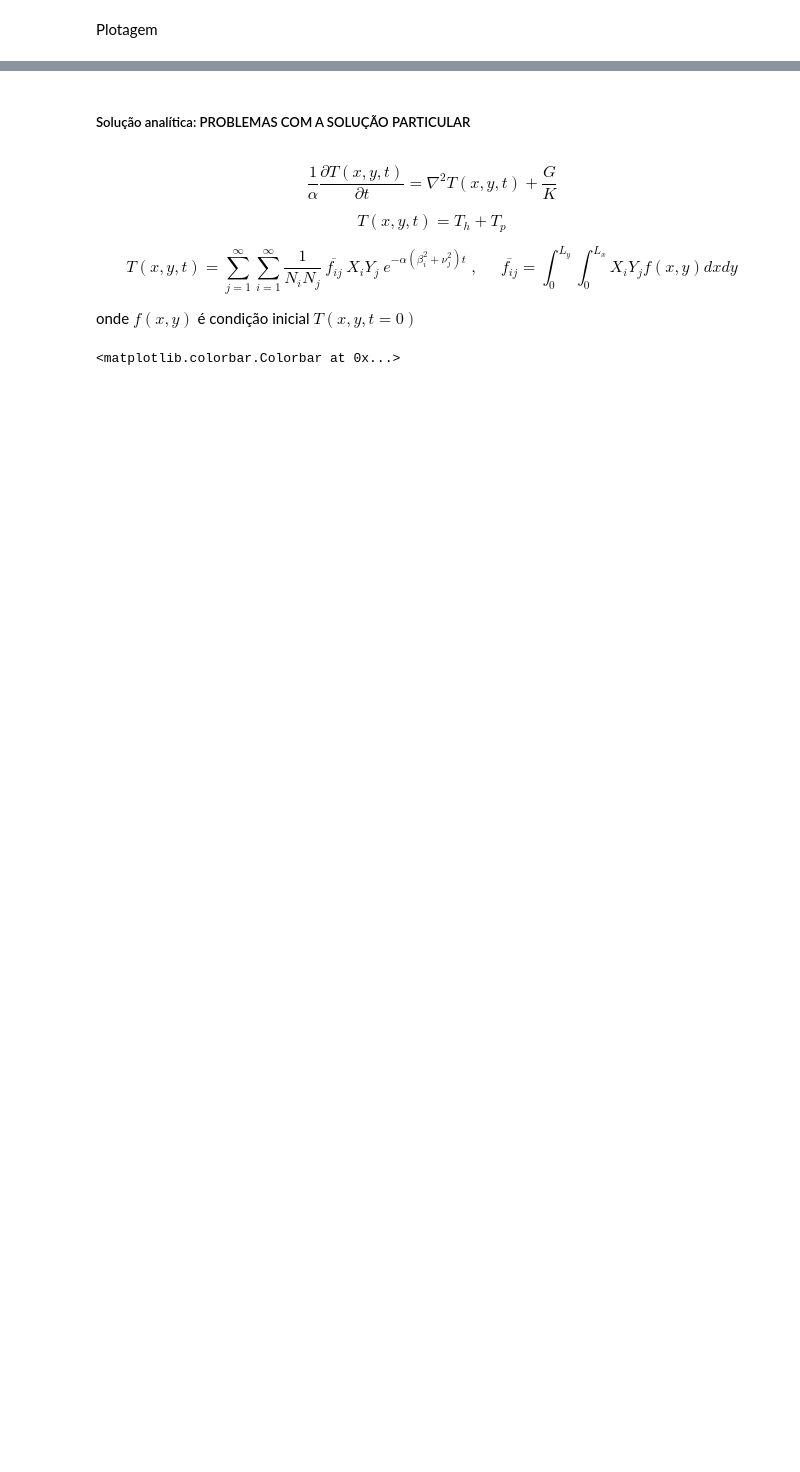
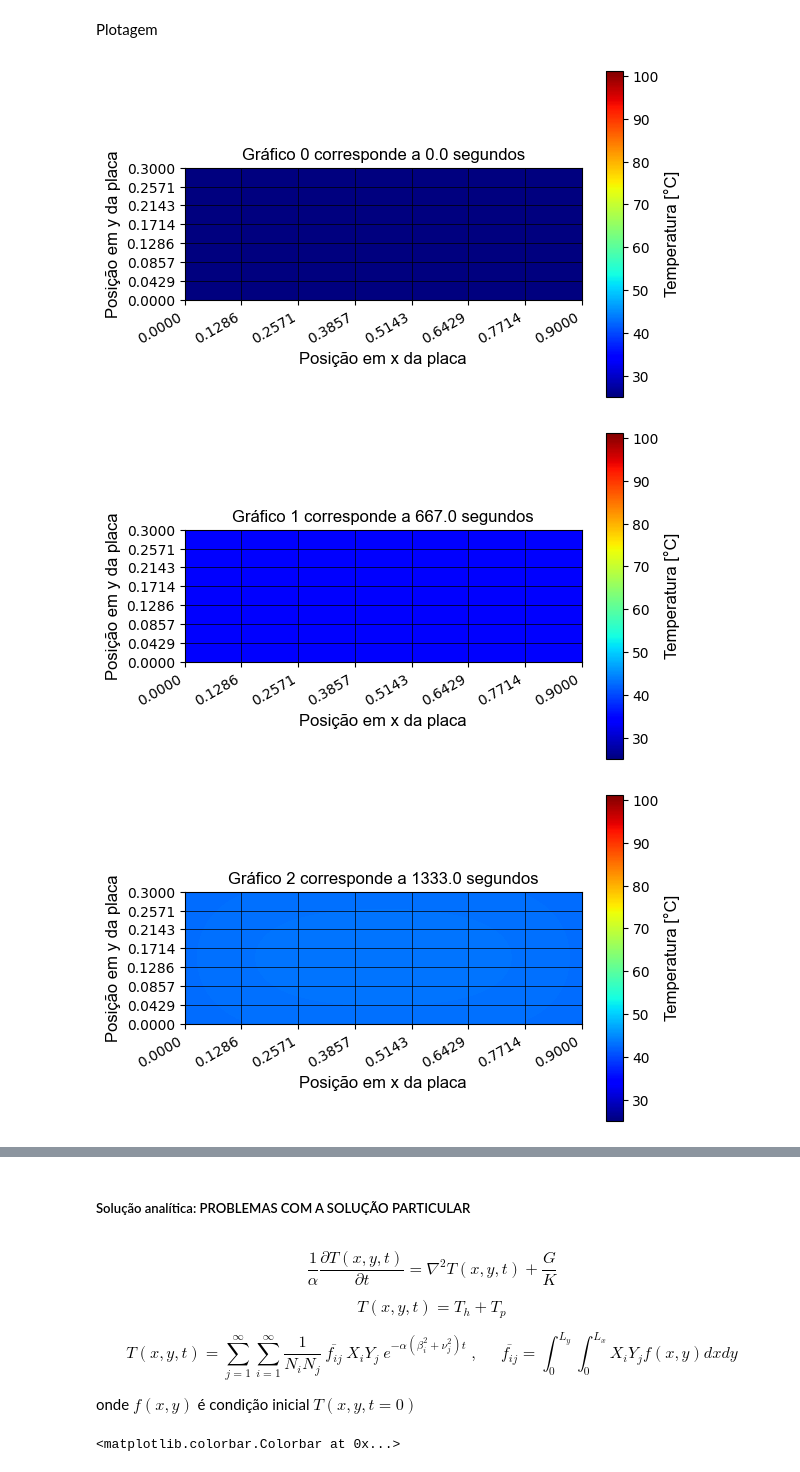
Before and after one commit to jpedro-rod/ElementosFinitos, a Jupyter notebook: Diferencas_Finitas.ipynb, the cells around one changed output, grey strips where cells are left out. Drawn from its saved outputs; the diff is of its cells as text; code cells hidden in the pictures; blank space fills up the shorter version.

```diff
--- a/Diferencas_Finitas.ipynb
+++ b/Diferencas_Finitas.ipynb
@@ -2416,53 +2737,57 @@ def dif_implicitaXY_II(alpha, k, h,  Q, Tinf, Tto, Tox, Toy, xo, xf, yo, yf, to,
 
     return DomX, DomY, X, Y, Domt, Sol_T
 # %%
-#alpha, k, Q, Tto, Tox, Toy, xo, xf, yo, yf, to, tf, nx, ny, nt    #Onde Q = G/K
+#alpha, k, h,  Q, Tinf, Tto, Tox, Toy, xo, xf, yo, yf, to, tf, nx, ny, nt
 
-#DomX, DomY, X, Y, t, Campo_Temperatura = dif_implicitaXY_II(0.0008, 34, 20*10**3, 0, 300, 300, 0, 1, 0, 1, 0, 480, 40, 40, 6)
-DomX, DomY, X, Y, t, Campo_Temperatura = dif_implicitaXY_II(0.0008, 34, 0, 0, 300, 300, 0, 1, 0, 1, 0, 480, 40, 40, 6)
+DomX, DomY, X, Y, t, Campo_Temperatura = dif_implicitaXY_II_Neumann(2.00*10**(-5), 71, 15, 50*10**3, 25, 25, 0, 0.9, 0, 0.3, 0, 6000, 40, 40, 10)
+#DomX, DomY, X, Y, t, Campo_Temperatura = dif_implicitaXY_II_Neumann(0.00000478, 17, 25, 0, 25, 25, 25, 25, 0, 0.9, 0, 0.3, 0, 1200, 40, 40, 10)
 # %% [markdown]
 Plotagem
 # %%
-    #fonte dos gráficos
-    matplot_font = {'fontname': 'Arial',
-                    'color':  'black',
-                    'weight': 'normal',
-                    'size': 12,
-                    }
+#fonte dos gráficos
+matplot_font = {'fontname': 'Arial',
+            'color':  'black',
+            'weight': 'normal',
+            'size': 12,
+            }
 
-    '''
-    t = "Condições do problema: Q = " + "{}".format(Q) + " ; alpha = " + str(alpha) + " ; dt = " + str(ht) + \
-            " ; Lx = " + str(xf-xo) + " ; Ly = " + str(yf-yo) + " ; nx = " + str(nx) + " ; ny = " + str(ny)
+'''
+t = "Condições do problema: Q = " + "{}".format(Q) + " ; alpha = " + str(alpha) + " ; dt = " + str(ht) + \
+    " ; Lx = " + str(xf-xo) + " ; Ly = " + str(yf-yo) + " ; nx = " + str(nx) + " ; ny = " + str(ny)
 
-    tt = textwrap.fill(t, width=70)
-    '''
-    ht = t[1] - t[0]
-    nt = len(t)
-    for n in range(0,nt):
+tt = textwrap.fill(t, width=70)
+'''
+ht = t[1] - t[0]
+nt = len(t)
+for n in range(0,nt):
 
-        Z = Campo_Temperatura[:,:,n]
-        surf = plt.imshow(Z, interpolation='quadric', origin='lower',
-                    cmap=cm.jet, extent=(X.min(), X.max(), Y.min(), Y.max()))
-        cbar = plt.colorbar(surf,shrink=1.0, aspect=20)
+    Z = Campo_Temperatura[:,:,n]
+    surf = plt.imshow(Z, interpolation='quadric', origin='lower',
+                cmap=cm.jet, extent=(X.min(), X.max(), Y.min(), Y.max()))
+    cbar = plt.colorbar(surf,shrink=1.0, aspect=20)
 
-        tempo = n*ht
+    tempo = n*ht
 
-        #legenda da barra lateral
+    #legenda da barra lateral
 
-        cbar.set_label('Temperatura [°C]',fontdict=matplot_font)
-        plt.title("Gráfico" + " " + str(n) + " " + "corresponde a " + str(tempo) + " segundos",fontdict=matplot_font)
-        plt.ylabel("Posição em y da placa",fontdict=matplot_font)
-        plt.xlabel("Posição em x da placa",fontdict=matplot_font)
+    cbar.set_label('Temperatura [°C]',fontdict=matplot_font)
+    plt.title("Gráfico" + " " + str(n) + " " + "corresponde a " + str(np.around(tempo,0)) + " segundos",fontdict=matplot_font)
+    plt.ylabel("Posição em y da placa",fontdict=matplot_font)
+    plt.xlabel("Posição em x da placa",fontdict=matplot_font)
 
 
-        plt.grid(color='black', linestyle='solid', linewidth=0.5)
-        labx = np.linspace(X.min(),X.max(),8)
-        laby = np.linspace(Y.min(),Y.max(),8)
-        plt.xticks(labx)
-        plt.yticks(laby)
-        plt.clim(Campo_Temperatura.min(),Campo_Temperatura.max())
-        plt.gcf().autofmt_xdate()
+    plt.grid(color='black', linestyle='solid', linewidth=0.5)
+    labx = np.linspace(X.min(),X.max(),8)
+    laby = np.linspace(Y.min(),Y.max(),8)
+    plt.xticks(labx)
+    plt.yticks(laby)
+    plt.clim(Campo_Temperatura.min(),Campo_Temperatura.max())
+    plt.gcf().autofmt_xdate()
 
-        #plt.text(0.5, -0.3, tt, ha='center', va='top',fontdict=matplot_font);
+    #plt.text(0.5, -0.3, tt, ha='center', va='top',fontdict=matplot_font);
 
-        plt.show()
+    plt.show()
+# %% [output]
+[figure, added]
+[figure, added]
+[figure, added]
```
Also changed, not shown: parts of 5 cells of this notebook.
